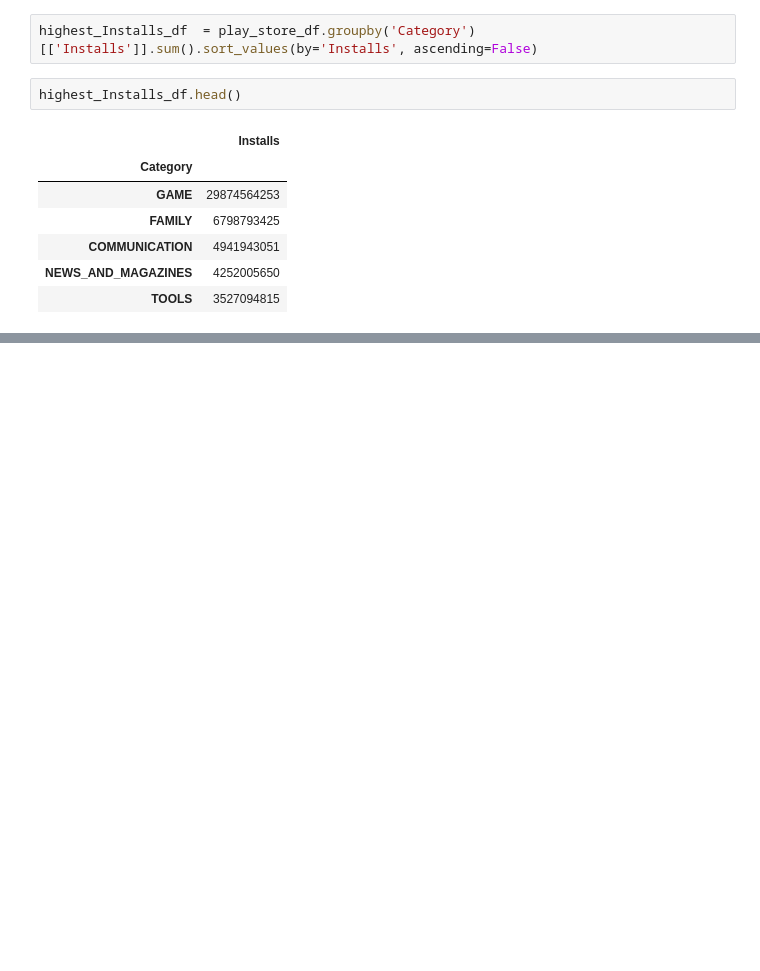
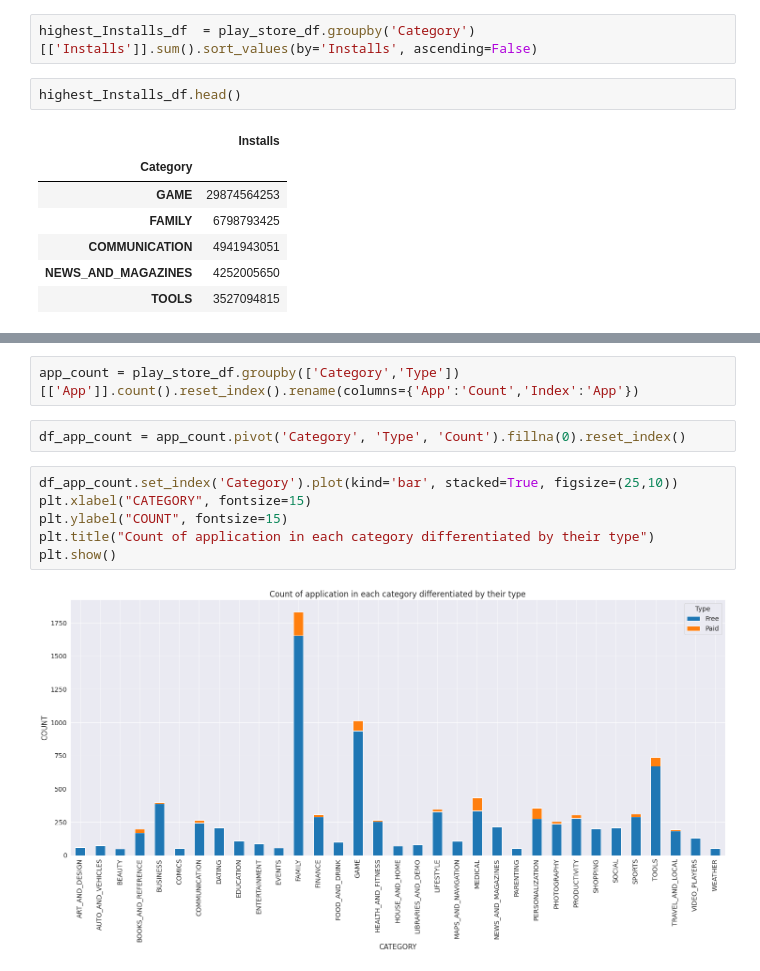
Before and after one commit to pdpranavkumar/Machine-Learning-Models, a Jupyter notebook: Play_Store_App_Review_Analysis_Pranav_Dhabale_Capstone_Project.ipynb, the cells around one changed output, grey strips where cells are left out. Saved outputs shown, nothing was run; the diff lists cells and outputs as text; blank space fills up the shorter version.

```diff
--- a/Play_Store_App_Review_Analysis_Pranav_Dhabale_Capstone_Project.ipynb
+++ b/Play_Store_App_Review_Analysis_Pranav_Dhabale_Capstone_Project.ipynb
@@ -582,0 +585,12 @@ plt.show()
+# %%
+app_count = play_store_df.groupby(['Category','Type'])[['App']].count().reset_index().rename(columns={'App':'Count','Index':'App'})
+# %%
+df_app_count = app_count.pivot('Category', 'Type', 'Count').fillna(0).reset_index()
+# %%
+df_app_count.set_index('Category').plot(kind='bar', stacked=True, figsize=(25,10))
+plt.xlabel("CATEGORY", fontsize=15)
+plt.ylabel("COUNT", fontsize=15)
+plt.title("Count of application in each category differentiated by their type")
+plt.show()
+# %% [output]
+[figure, added]
```
Also changed, not shown: parts of 6 cells of this notebook.
